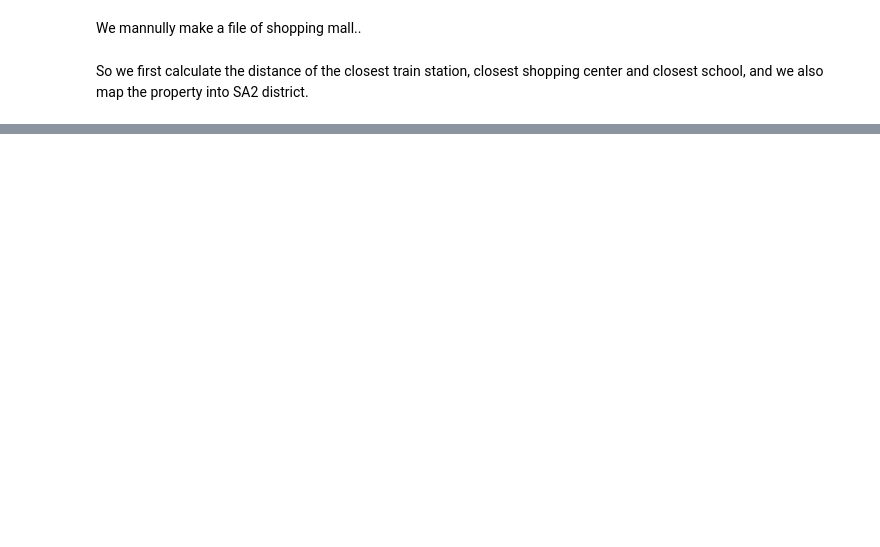
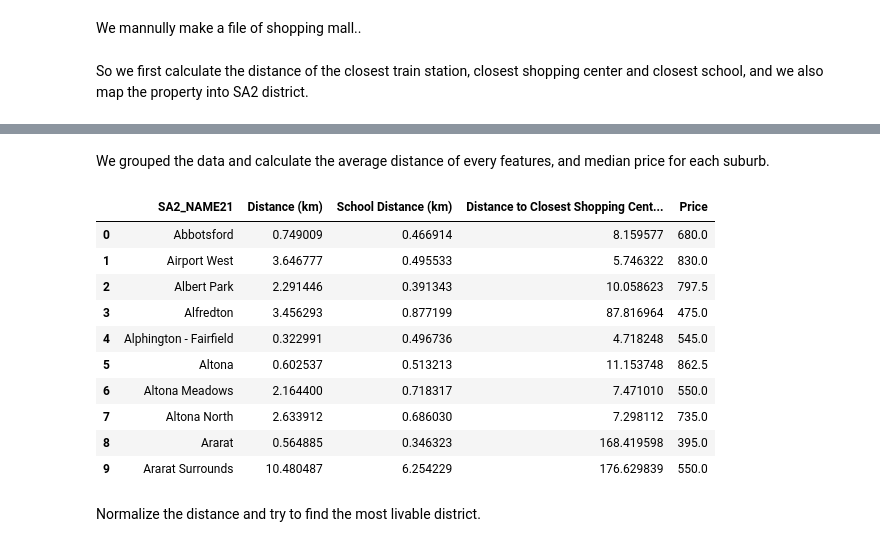
Before and after one commit to MAST30034-AppliedDataScience/project-2-group-real-estate-industry-project-5, a Jupyter notebook: notebooks/notebook_week10.ipynb, the cells around one changed output, grey strips where cells are left out. Drawn from its saved outputs; the diff is of its cells as text; code cells hidden in the pictures; blank space fills up the shorter version.

```diff
--- a/notebooks/notebook_week10.ipynb
+++ b/notebooks/notebook_week10.ipynb
@@ -51,3 +22,27 @@ properties_with_closest_shopping_centers.head(10)
 | 7 | 1508/2 Joseph Road, Footscray VIC... | -37.798991 | 144.910753 | Footscray | 0.750591 | $500per week | ... |
 | 8 | 12/63 Alexandra Avenue, South Yar... | -37.834286 | 144.994412 | South Yarra | 0.475469 | $700.00 | ... |
 | 9 | 29/4 Wando Grove, St Kilda East V... | -37.860826 | 145.008392 | Armadale | 1.081804 | $330 per week | ... |
+# %% [markdown]
+We grouped the data and calculate the average distance of every features, and median price for each suburb.
+# %%
+
+grouped_avg_properties_path = '../data/curated/grouped_avg_properties_sa2.csv'
+
+
+grouped_avg_properties = pd.read_csv(grouped_avg_properties_path)
+
+grouped_avg_properties.head(10)
+# %% [output]
+|  | SA2_NAME21 | Distance (km) | School Distance (km) | Distance to Closest Shopping Cent... | Price |
+| 0 | Abbotsford | 0.749009 | 0.466914 | 8.159577 | 680.0 |
+| 1 | Airport West | 3.646777 | 0.495533 | 5.746322 | 830.0 |
+| 2 | Albert Park | 2.291446 | 0.391343 | 10.058623 | 797.5 |
+| 3 | Alfredton | 3.456293 | 0.877199 | 87.816964 | 475.0 |
+| 4 | Alphington - Fairfield | 0.322991 | 0.496736 | 4.718248 | 545.0 |
+| 5 | Altona | 0.602537 | 0.513213 | 11.153748 | 862.5 |
+| 6 | Altona Meadows | 2.164400 | 0.718317 | 7.471010 | 550.0 |
+| 7 | Altona North | 2.633912 | 0.686030 | 7.298112 | 735.0 |
+| 8 | Ararat | 0.564885 | 0.346323 | 168.419598 | 395.0 |
+| 9 | Ararat Surrounds | 10.480487 | 6.254229 | 176.629839 | 550.0 |
+# %% [markdown]
+Normalize the distance and try to find the most livable district.
```
Also changed, not shown: parts of 8 cells of this notebook.
